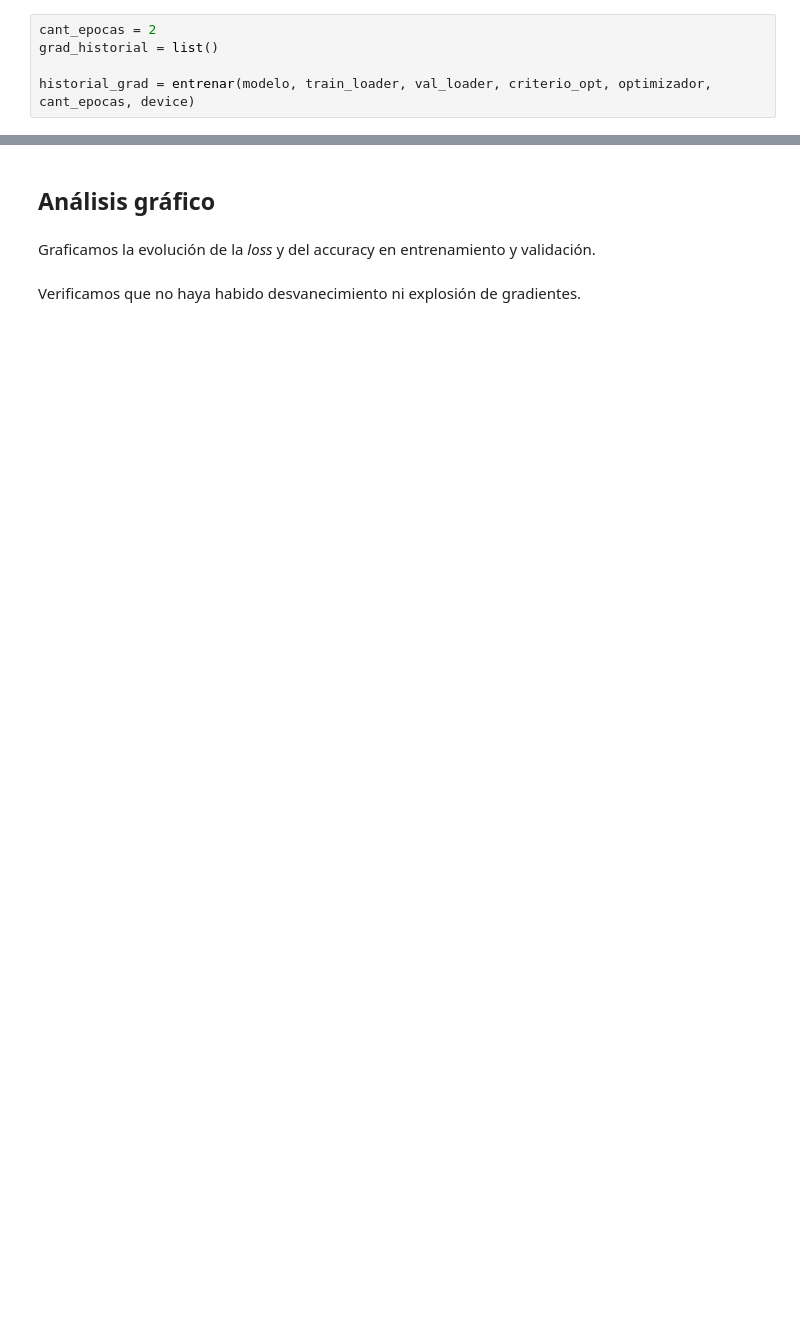
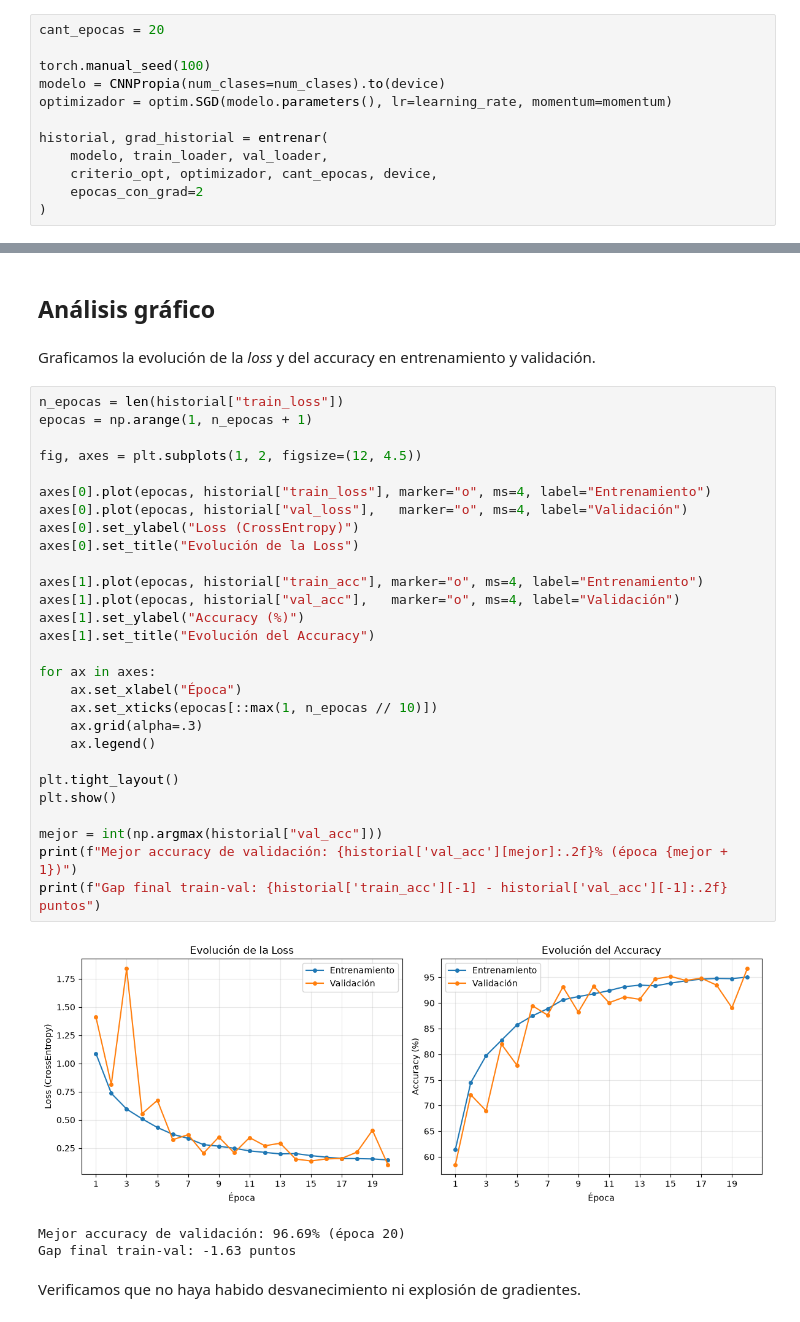
Before and after one commit to ArielAlzogarayFlores/TD-VI-TP3, a Jupyter notebook: desarrollo.ipynb, the cells around one changed output, grey strips where cells are left out. Saved outputs shown, nothing was run; the diff lists cells and outputs as text; blank space fills up the shorter version.

```diff
--- a/desarrollo.ipynb
+++ b/desarrollo.ipynb
@@ -357,6 +384,13 @@ def entrenar(modelo, train_loader, val_loader, criterio, optimizador, cant_epoca
 # %%
-cant_epocas = 2
-grad_historial = list()
+cant_epocas = 20
 
-historial_grad = entrenar(modelo, train_loader, val_loader, criterio_opt, optimizador, cant_epocas, device)
+torch.manual_seed(100)
+modelo = CNNPropia(num_clases=num_clases).to(device)
+optimizador = optim.SGD(modelo.parameters(), lr=learning_rate, momentum=momentum)
+
+historial, grad_historial = entrenar(
+    modelo, train_loader, val_loader,
+    criterio_opt, optimizador, cant_epocas, device,
+    epocas_con_grad=2
+)
 # %% [output]
@@ -367,5 +415,37 @@ Entrenamiento terminado.
 ## **Análisis gráfico**
 # %% [markdown]
 Graficamos la evolución de la *loss* y del accuracy en entrenamiento y validación.
+# %%
+n_epocas = len(historial["train_loss"])
+epocas = np.arange(1, n_epocas + 1)
+
+fig, axes = plt.subplots(1, 2, figsize=(12, 4.5))
+
+axes[0].plot(epocas, historial["train_loss"], marker="o", ms=4, label="Entrenamiento")
+axes[0].plot(epocas, historial["val_loss"],   marker="o", ms=4, label="Validación")
+axes[0].set_ylabel("Loss (CrossEntropy)")
+axes[0].set_title("Evolución de la Loss")
+
+axes[1].plot(epocas, historial["train_acc"], marker="o", ms=4, label="Entrenamiento")
+axes[1].plot(epocas, historial["val_acc"],   marker="o", ms=4, label="Validación")
+axes[1].set_ylabel("Accuracy (%)")
+axes[1].set_title("Evolución del Accuracy")
+
+for ax in axes:
+    ax.set_xlabel("Época")
+    ax.set_xticks(epocas[::max(1, n_epocas // 10)])
+    ax.grid(alpha=.3)
+    ax.legend()
+
+plt.tight_layout()
+plt.show()
+
+mejor = int(np.argmax(historial["val_acc"]))
+print(f"Mejor accuracy de validación: {historial['val_acc'][mejor]:.2f}% (época {mejor + 1})")
+print(f"Gap final train-val: {historial['train_acc'][-1] - historial['val_acc'][-1]:.2f} puntos")
+# %% [output]
+[figure, added]
+Mejor accuracy de validación: 96.69% (época 20)
+Gap final train-val: -1.63 puntos
 # %% [markdown]
 Verificamos que no haya habido desvanecimiento ni explosión de gradientes.
```
Also changed, not shown: parts of 5 cells of this notebook.
